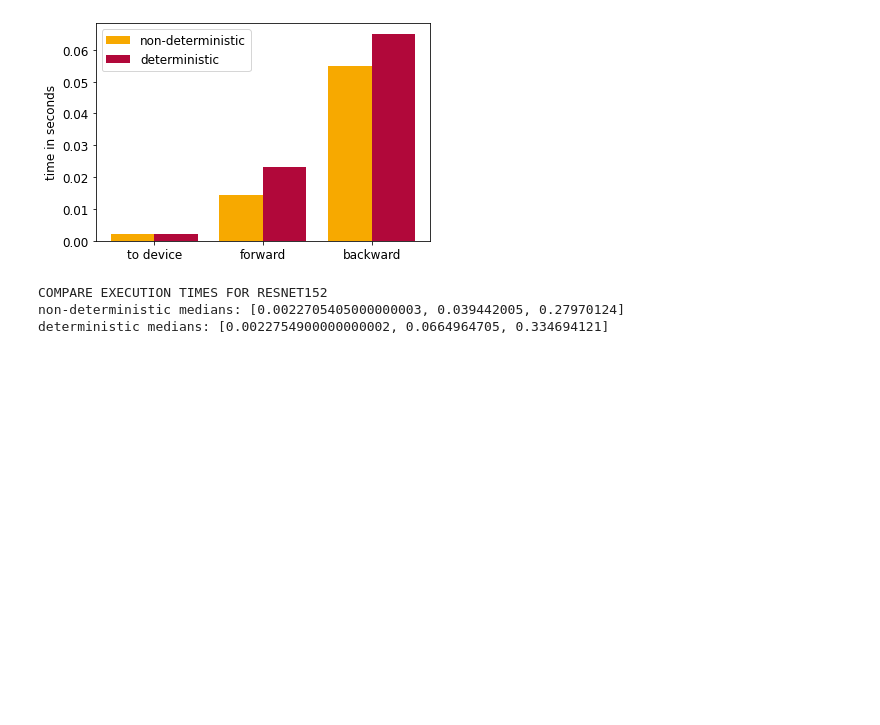
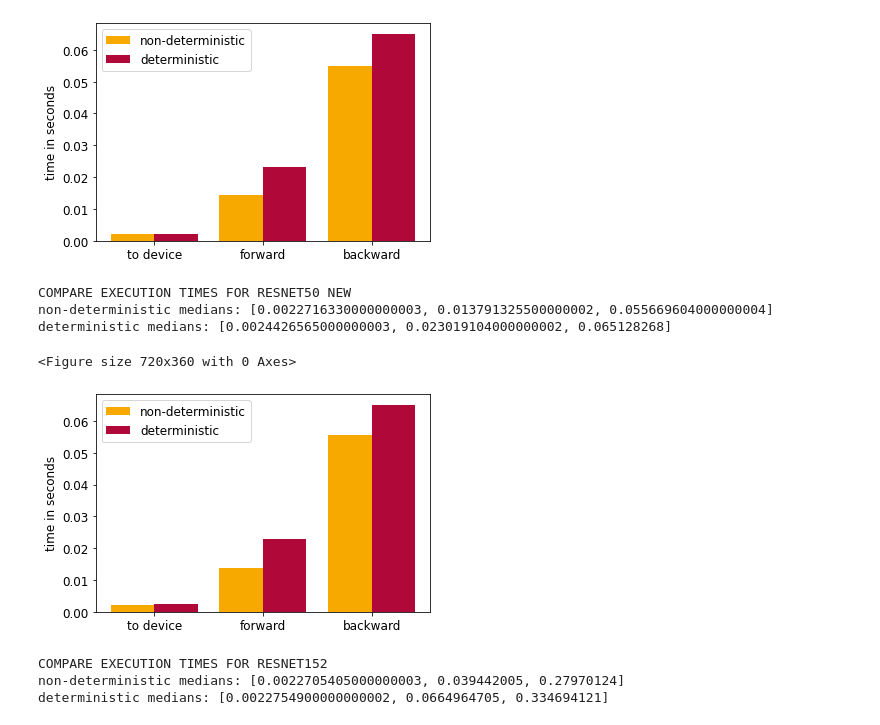
Before and after one commit to slin96/master-thesis, a Jupyter notebook: experiments/deterministic-runtime/plots.ipynb, the cells around one changed output. Saved outputs shown, nothing was run; the diff lists cells and outputs as text; code cells hidden in the pictures; blank space fills up the shorter version.

```diff
--- a/experiments/deterministic-runtime/plots.ipynb
+++ b/experiments/deterministic-runtime/plots.ipynb
@@ -53,6 +65,18 @@ non-deterministic medians: [0.00225984, 0.014529551000000002, 0.0550323945000000
 deterministic medians: [0.0022599010000000004, 0.023106714, 0.0650679905]
 <Figure size 720x360 with 0 Axes>
 [figure]
+# %%
+print('COMPARE EXECUTION TIMES FOR RESNET50 NEW')
+plot_compare_to_device_forward_backward(
+    non_deterministic_data_path='./results/non-deterministic-resnet50-new.txt',
+    deterministic_data_path='./results/deterministic-resnet50-new.txt',
+    save_to='./plots/resnet50-new.pdf')
+# %% [output]
+COMPARE EXECUTION TIMES FOR RESNET50 NEW
+non-deterministic medians: [0.0022716330000000003, 0.013791325500000002, 0.055669604000000004]
+deterministic medians: [0.0024426565000000003, 0.023019104000000002, 0.065128268]
+<Figure size 720x360 with 0 Axes>
+[figure, added]
 # %%
 print('COMPARE EXECUTION TIMES FOR RESNET152')
 plot_compare_to_device_forward_backward(
```
Also changed, not shown: parts of 1 cell of this notebook, 10 other files.
